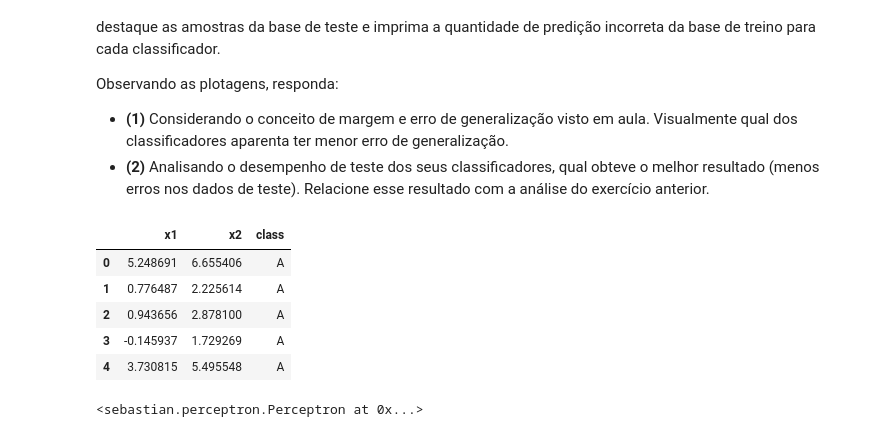
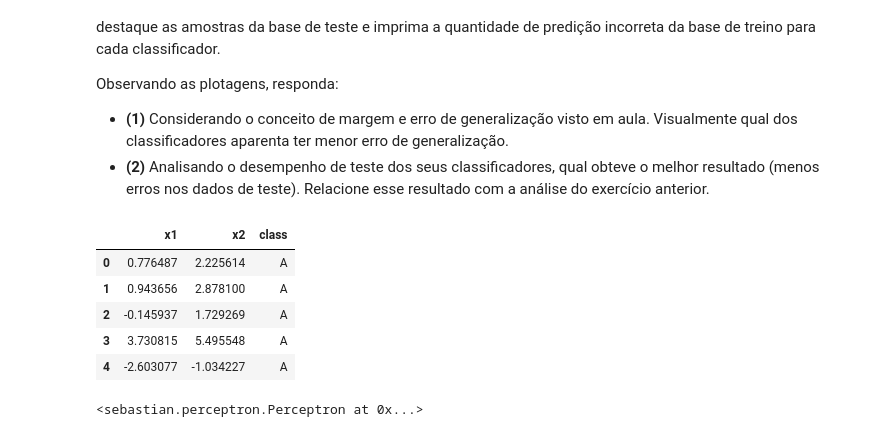
Before and after one commit to maycownd/pattern_rec_ime_usp, a Jupyter notebook: Exercicio 2/exercicio-programa-2.ipynb, the cells around one changed output. Saved outputs shown, nothing was run; the diff lists cells and outputs as text; code cells hidden in the pictures.

```diff
--- a/Exercicio 2/exercicio-programa-2.ipynb
+++ b/Exercicio 2/exercicio-programa-2.ipynb
@@ -89,16 +91,16 @@ Observando as plotagens, responda:
 - **(1)** Considerando o conceito de margem e erro de generalização visto em aula. Visualmente qual dos classificadores aparenta ter menor erro de generalização.
 - **(2)** Analisando o desempenho de teste dos seus classificadores, qual obteve o melhor resultado (menos erros nos dados de teste). Relacione esse resultado com a análise do exercício anterior.
 # %%
-df = pd.read_csv("dataset/ex3.data", sep=';', header=None, names=['x1', 'x2', 'class'])
+df = pd.read_csv("dataset/ex3.data", sep=';', header=0, names=['x1', 'x2', 'class'])
 X, y = np.squeeze(df[['x1', 'x2']]), np.squeeze(np.where(df[['class']] == 'A', 1, -1))
 df.head(5)
 # %% [output]
 |  | x1 | x2 | class |
-| 0 | 5.248691 | 6.655406 | A |
-| 1 | 0.776487 | 2.225614 | A |
-| 2 | 0.943656 | 2.878100 | A |
-| 3 | -0.145937 | 1.729269 | A |
-| 4 | 3.730815 | 5.495548 | A |
+| 0 | 0.776487 | 2.225614 | A |
+| 1 | 0.943656 | 2.878100 | A |
+| 2 | -0.145937 | 1.729269 | A |
+| 3 | 3.730815 | 5.495548 | A |
+| 4 | -2.603077 | -1.034227 | A |
 # %%
 from sklearn.model_selection import train_test_split
 # %%
```
Also changed, not shown: parts of 26 cells of this notebook, 2 other files.
